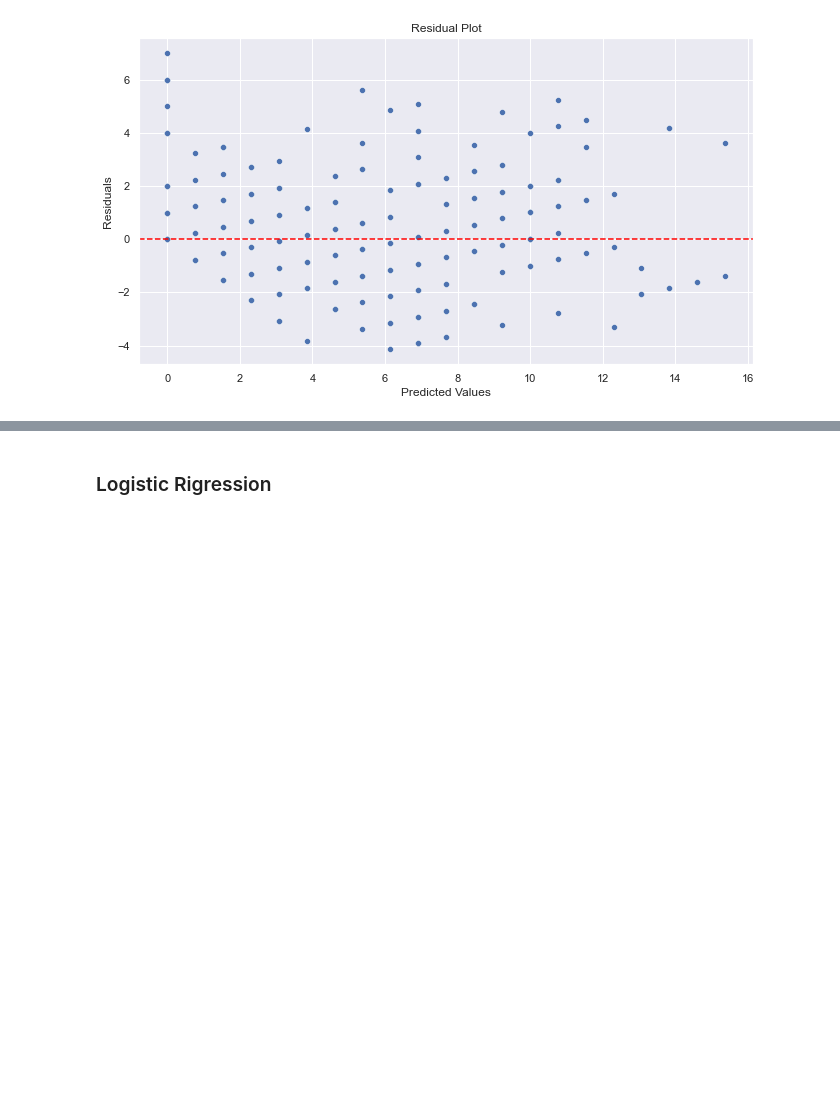
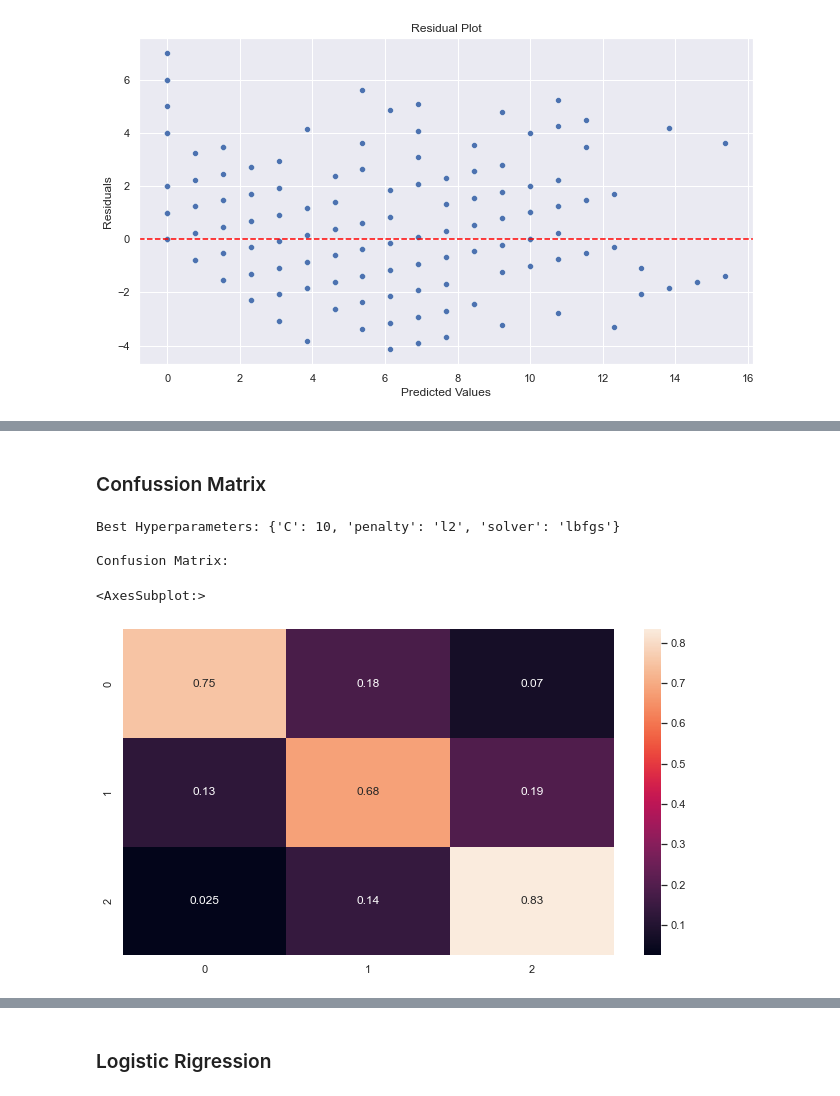
Before and after one commit to nasihbai/DataMining_Student_Assignment20-, a Jupyter notebook: Assignment.ipynb, the cells around one changed output, grey strips where cells are left out. Saved outputs shown, nothing was run; the diff lists cells and outputs as text; code cells hidden in the pictures; blank space fills up the shorter version.

```diff
--- a/Assignment.ipynb
+++ b/Assignment.ipynb
@@ -333,0 +513,13 @@ plt.show()
+# %% [markdown]
+### Confussion Matrix
+# %%
+print("Best Hyperparameters:", grid_search.best_params_)
+print("\nConfusion Matrix:")
+conf_mat = confusion_matrix(y_test, y_pred,normalize='true')
+sns.heatmap(conf_mat, annot=True)
+# %% [output]
+Best Hyperparameters: {'C': 10, 'penalty': 'l2', 'solver': 'lbfgs'}
+
+Confusion Matrix:
+<AxesSubplot:>
+[figure, added]
```
Also changed, not shown: parts of 27 cells of this notebook, 1 other file.
